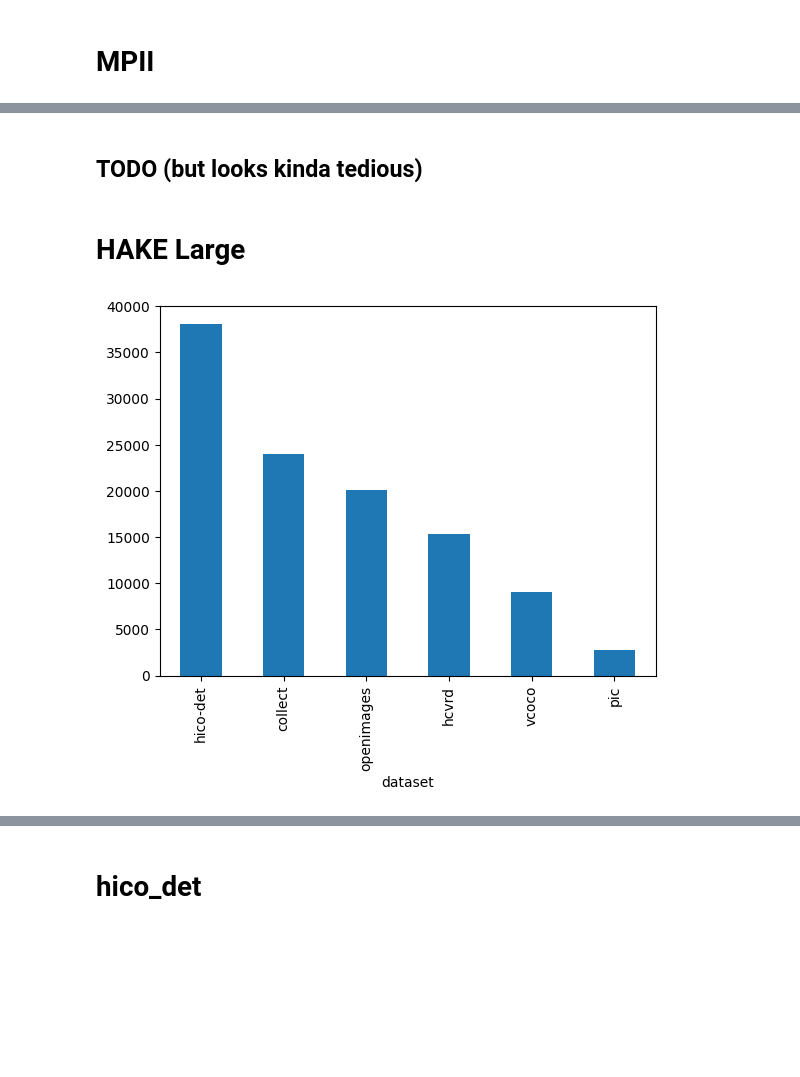
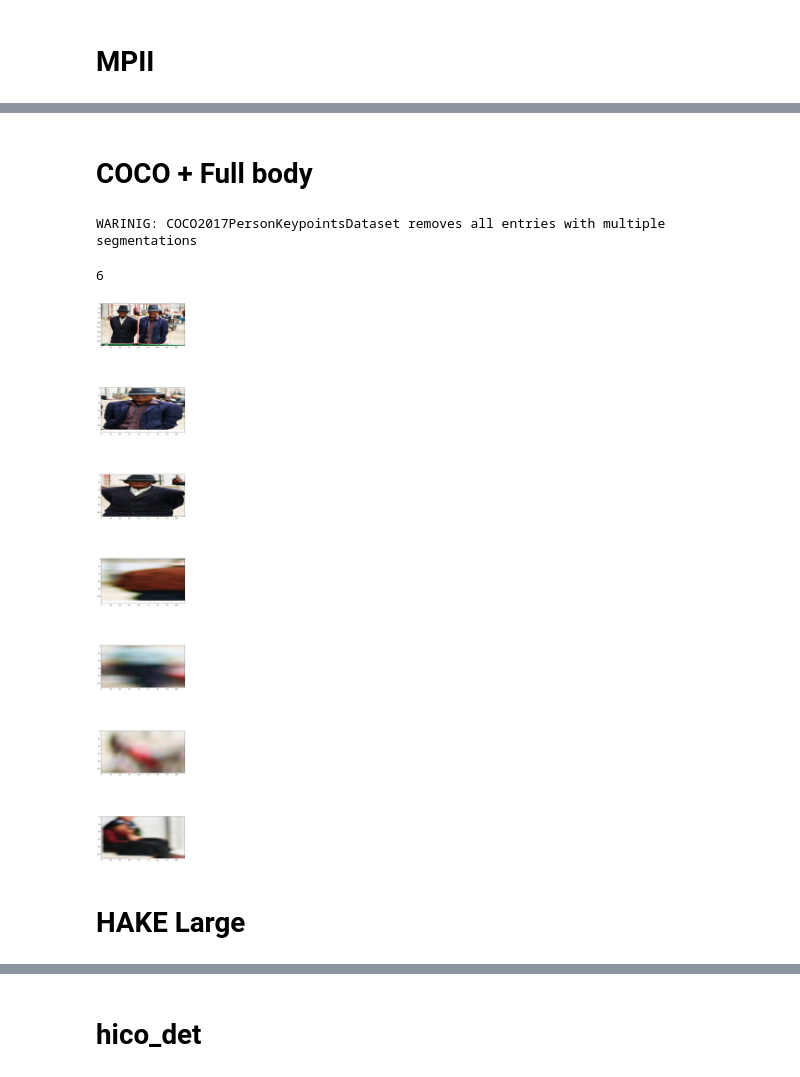
Before and after one commit to freya-aino/motion-capture, a Jupyter notebook: dataloader_test.ipynb, the cells around one changed output, grey strips where cells are left out. Drawn from its saved outputs; the diff is of its cells as text; code cells hidden in the pictures; blank space fills up the shorter version.

```diff
--- a/dataloader_test.ipynb
+++ b/dataloader_test.ipynb
@@ -164,8 +165,8 @@ plt.show()
 from motion_capture.data.datasets import MPIIDataset
 
 mpii_dataset = MPIIDataset(
-    output_full_image_shape=(448, 448),
-    output_person_image_shape=(112, 112),
+    output_full_image_shape_WH=(448, 224),
+    output_person_image_shape_WH=(224, 112),
     annotation_path="//192.168.2.206/data/datasets/MPII/annotations",
     image_folder_path="//192.168.2.206/data/datasets/MPII/images"
 )
@@ -204,2 +204,2 @@ plt.show()
-# %% [markdown]
-## TODO (but looks kinda tedious)
+# %% [markdown]
+# COCO + Full body
@@ -206,2 +418,67 @@ plt.show()
+# %%
+coco_dataset = COCO2017PersonKeypointsDataset(
+    image_folder_path="//192.168.2.206/data/datasets/COCO2017/images",
+    annotation_folder_path="//192.168.2.206/data/datasets/COCO2017/annotations",
+    output_full_image_shape_WH=(448, 224),
+    output_person_image_shape_WH=(224, 112),
+    load_val_only=True)
+# %% [output]
+WARINIG: COCO2017PersonKeypointsDataset removes all entries with multiple segmentations
+# %%
+test_i = 3
+
+full_image = coco_dataset[test_i]["fullImage"].permute(1, 2, 0).round().byte().numpy()
+
+num_persons = coco_dataset[test_i]["personImages"].shape[0]
+
+print(num_persons)
+
+# create plot scale it to number of persons
+fig, ax = plt.subplots(num_persons + 1)
+fig.set_size_inches(10, 10 * (num_persons + 1))
+
+
+ax[0].imshow(full_image)
+
+for i in range(num_persons):
+
+    # keypoints, bounding box and segmentation in full image
+    kpts = coco_dataset[test_i]["globalKeypoints"][i]
+    vis = coco_dataset[test_i]["keypointVisibility"][i]
+    val = coco_dataset[test_i]["keypointValidity"][i]
+
+    for j in range(kpts.shape[0]):
+        if vis[j]:
+            ax[0].plot(kpts[j][0], kpts[j][1], "bo", markersize=2)
+        elif val[j]:
+            ax[0].plot(kpts[j][0], kpts[j][1], "ro", markersize=2)
+
+    x, y = coco_dataset[test_i]["personBboxes"][i][0]
+    w, h = coco_dataset[test_i]["personBboxes"][i][1]
+    ax[0].add_patch(
+        patches.Rectangle(
+            (x-w, y-h),
+            w*2, h*2,
+            linewidth=1,
+            edgecolor="red",
+            facecolor="none"))
+
+    # plot individual person image and keypoints
+    person_image = coco_dataset[test_i]["personImages"][i].permute(1, 2, 0).round().byte().numpy()
+    ax[i+1].imshow(person_image)
+
+    kpts = coco_dataset[test_i]["localKeypoints"][i]
+    vis = coco_dataset[test_i]["keypointVisibility"][i]
+    val = coco_dataset[test_i]["keypointValidity"][i]
+    for j in range(kpts.shape[0]):
+        if vis[j]:
+            ax[i+1].plot(kpts[j][0], kpts[j][1], "bo", markersize=2)
+        elif val[j]:
+            ax[i+1].plot(kpts[j][0], kpts[j][1], "ro", markersize=2)
+
+plt.show()
+# %% [output]
+6
+[figure, added]
 # %% [markdown]
 # HAKE Large
@@ -211,5 +484,0 @@ annotations = pd.DataFrame.from_records(annotations).T
-# %%
-annotations["dataset"].value_counts().plot(kind="bar")
-plt.show()
-# %% [output]
-[figure, removed]
```
Also changed, not shown: parts of 15 cells of this notebook, 2 other files.
